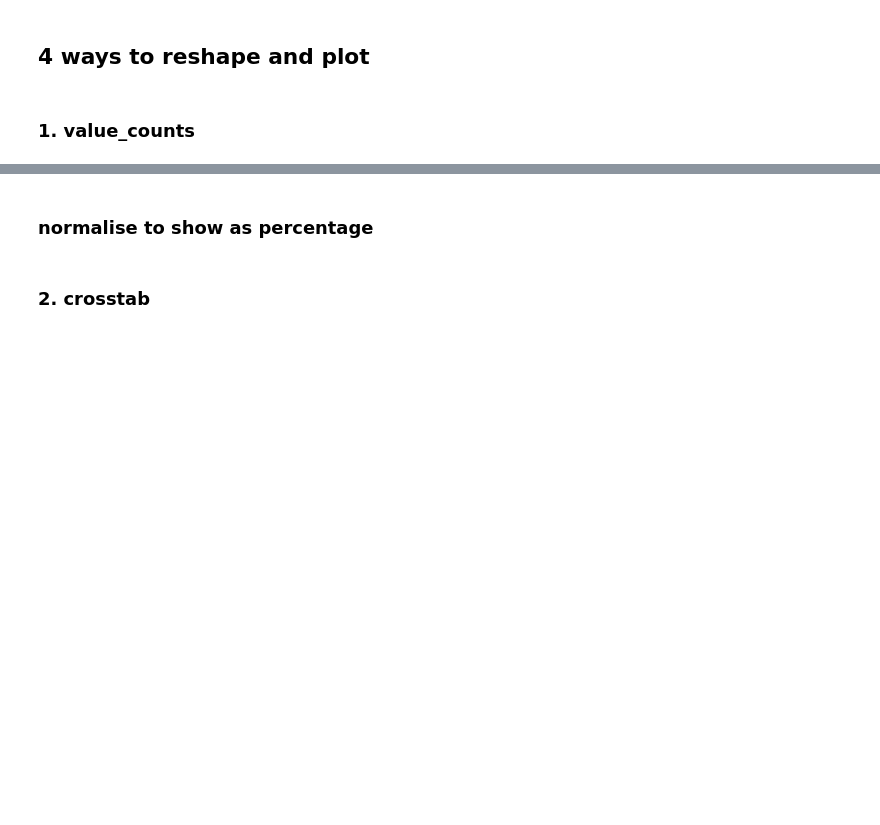
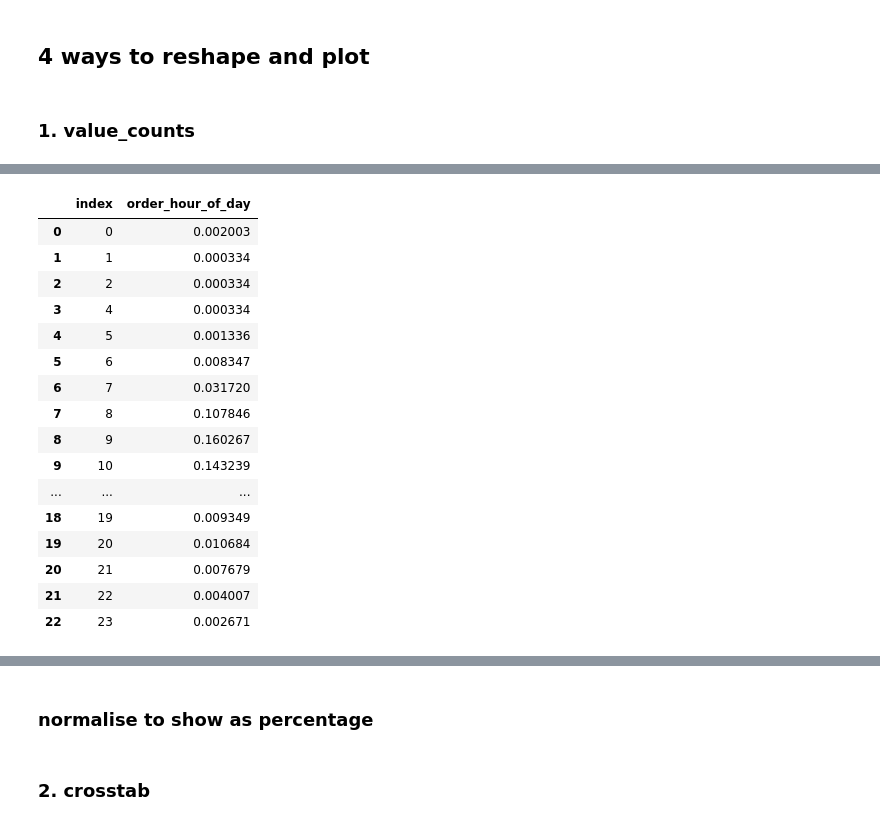
Before and after one commit to Bhavani-Rajan/DS-Unit-1-Sprint-2-Data-Wrangling-and-Storytelling, a Jupyter notebook: module1-join-and-reshape-data/LS_DS_121_Join_and_Reshape_Data.ipynb, the cells around one changed output, grey strips where cells are left out. Saved outputs shown, nothing was run; the diff lists cells and outputs as text; code cells hidden in the pictures; blank space fills up the shorter version.

```diff
--- a/module1-join-and-reshape-data/LS_DS_121_Join_and_Reshape_Data.ipynb
+++ b/module1-join-and-reshape-data/LS_DS_121_Join_and_Reshape_Data.ipynb
@@ -741,0 +873,20 @@ One challenge of performing a merge on this data is that the `products` and `ord
+# %%
+cream['order_hour_of_day'].value_counts(normalize=True).sort_index().reset_index()
+# %% [output]
+|  | index | order_hour_of_day |
+| 0 | 0 | 0.002003 |
+| 1 | 1 | 0.000334 |
+| 2 | 2 | 0.000334 |
+| 3 | 4 | 0.000334 |
+| 4 | 5 | 0.001336 |
+| 5 | 6 | 0.008347 |
+| 6 | 7 | 0.031720 |
+| 7 | 8 | 0.107846 |
+| 8 | 9 | 0.160267 |
+| 9 | 10 | 0.143239 |
+| ... | ... | ... |
+| 18 | 19 | 0.009349 |
+| 19 | 20 | 0.010684 |
+| 20 | 21 | 0.007679 |
+| 21 | 22 | 0.004007 |
+| 22 | 23 | 0.002671 |
```
Also changed, not shown: parts of 21 cells of this notebook.
